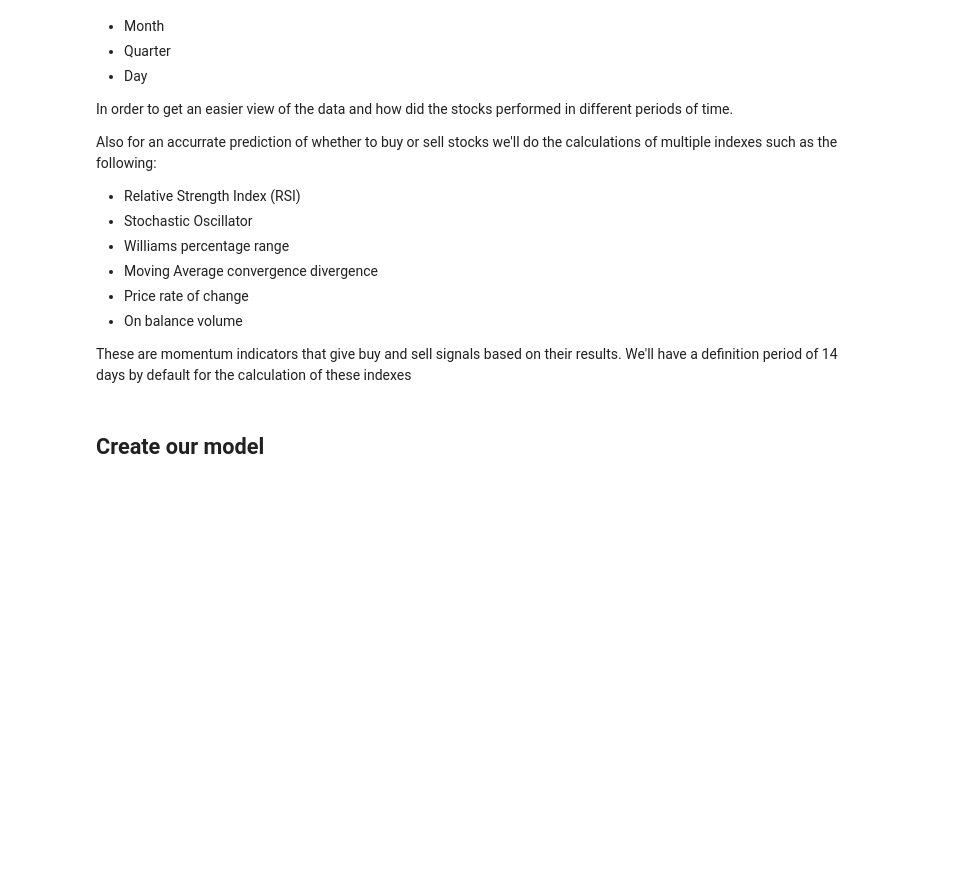
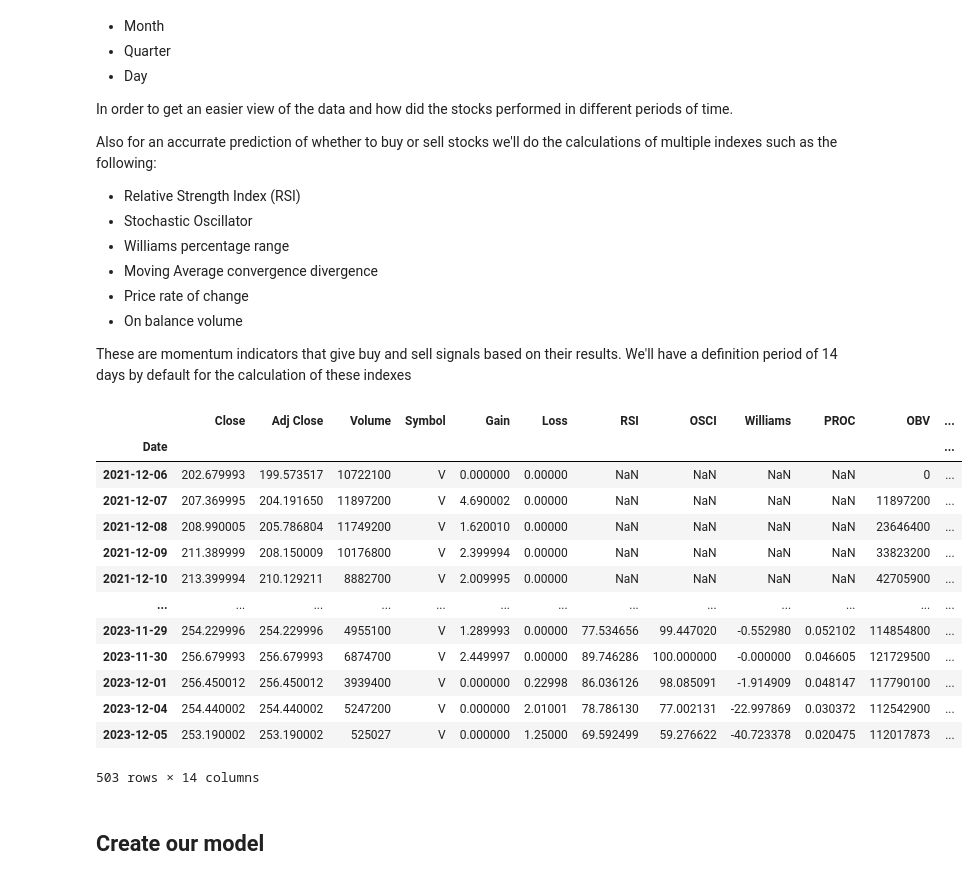
Before and after one commit to karla-mond/stockPred-Mex, a Jupyter notebook: xgboost/tsf_xgboost.ipynb, the cells around one changed output. Drawn from its saved outputs; the diff is of its cells as text; code cells hidden in the pictures; blank space fills up the shorter version.

```diff
--- a/xgboost/tsf_xgboost.ipynb
+++ b/xgboost/tsf_xgboost.ipynb
@@ -268,6 +270,23 @@ def addFeatures(df):
 # %%
 for i in range(len(dflist)):
     dflist[i] = addFeatures(dflist[i])
+# %%
+dflist[i]
+# %% [output]
+|  | Close | Adj Close | Volume | Symbol | Gain | Loss | RSI | OSCI | Williams | PROC | OBV | ... |
+| Date |  |  |  |  |  |  |  |  |  |  |  | ... |
+| 2021-12-06 | 202.679993 | 199.573517 | 10722100 | V | 0.000000 | 0.00000 | NaN | NaN | NaN | NaN | 0 | ... |
+| 2021-12-07 | 207.369995 | 204.191650 | 11897200 | V | 4.690002 | 0.00000 | NaN | NaN | NaN | NaN | 11897200 | ... |
+| 2021-12-08 | 208.990005 | 205.786804 | 11749200 | V | 1.620010 | 0.00000 | NaN | NaN | NaN | NaN | 23646400 | ... |
+| 2021-12-09 | 211.389999 | 208.150009 | 10176800 | V | 2.399994 | 0.00000 | NaN | NaN | NaN | NaN | 33823200 | ... |
+| 2021-12-10 | 213.399994 | 210.129211 | 8882700 | V | 2.009995 | 0.00000 | NaN | NaN | NaN | NaN | 42705900 | ... |
+| ... | ... | ... | ... | ... | ... | ... | ... | ... | ... | ... | ... | ... |
+| 2023-11-29 | 254.229996 | 254.229996 | 4955100 | V | 1.289993 | 0.00000 | 77.534656 | 99.447020 | -0.552980 | 0.052102 | 114854800 | ... |
+| 2023-11-30 | 256.679993 | 256.679993 | 6874700 | V | 2.449997 | 0.00000 | 89.746286 | 100.000000 | -0.000000 | 0.046605 | 121729500 | ... |
+| 2023-12-01 | 256.450012 | 256.450012 | 3939400 | V | 0.000000 | 0.22998 | 86.036126 | 98.085091 | -1.914909 | 0.048147 | 117790100 | ... |
+| 2023-12-04 | 254.440002 | 254.440002 | 5247200 | V | 0.000000 | 2.01001 | 78.786130 | 77.002131 | -22.997869 | 0.030372 | 112542900 | ... |
+| 2023-12-05 | 253.190002 | 253.190002 | 525027 | V | 0.000000 | 1.25000 | 69.592499 | 59.276622 | -40.723378 | 0.020475 | 112017873 | ... |
+503 rows × 14 columns
 # %% [markdown]
 ## Create our model
 # %% [markdown]
```
Also changed, not shown: parts of 5 cells of this notebook.
